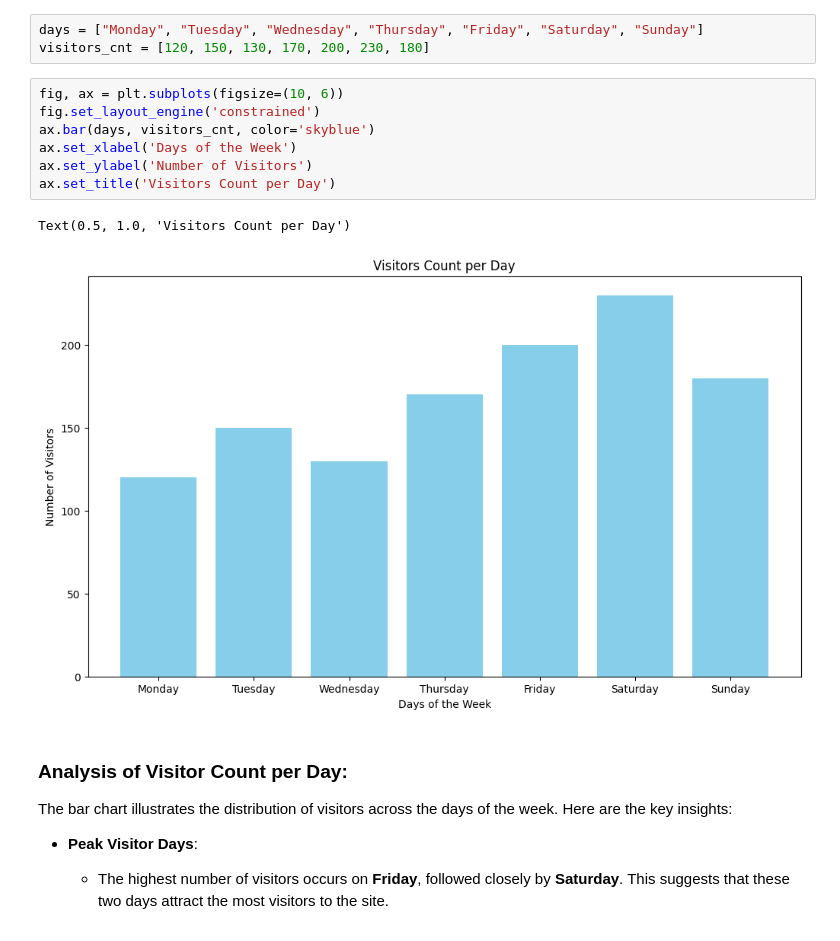
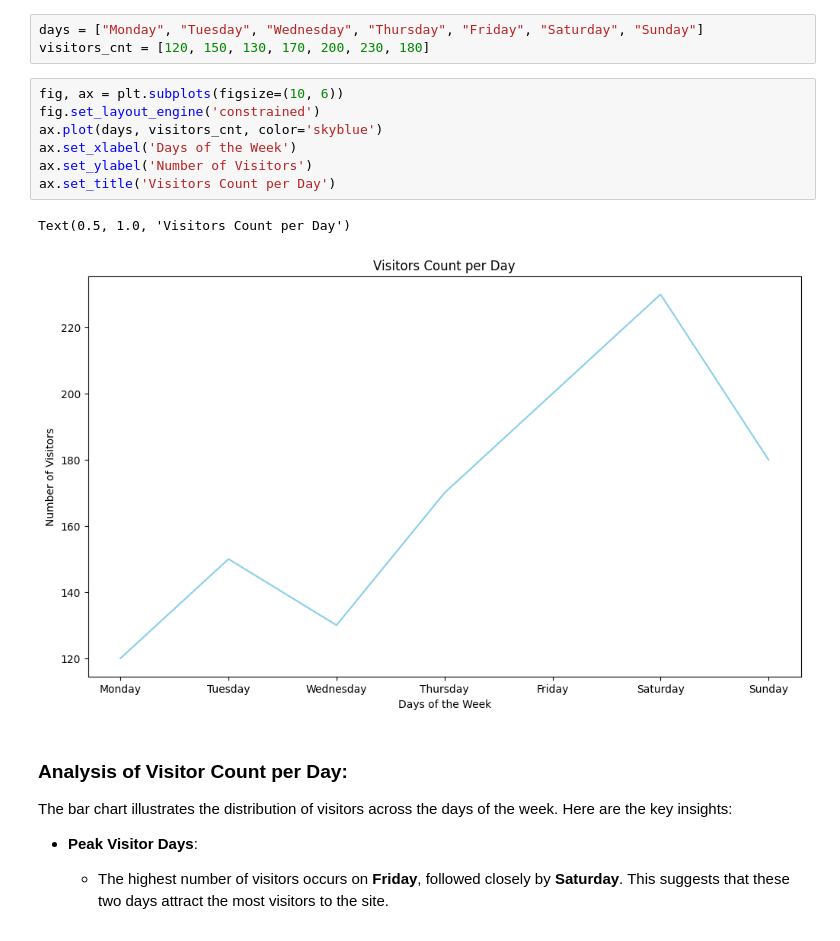
Before and after one commit to maxkatkalov/colabs, a Jupyter notebook: Matplotlib Line Plot.ipynb, the cells around one changed output. Cells and saved outputs as stored; diff of their text form.

```diff
--- a/Matplotlib Line Plot.ipynb
+++ b/Matplotlib Line Plot.ipynb
@@ -7,13 +7,13 @@ visitors_cnt = [120, 150, 130, 170, 200, 230, 180]
 # %%
 fig, ax = plt.subplots(figsize=(10, 6))
 fig.set_layout_engine('constrained')
-ax.bar(days, visitors_cnt, color='skyblue')
+ax.plot(days, visitors_cnt, color='skyblue')
 ax.set_xlabel('Days of the Week')
 ax.set_ylabel('Number of Visitors')
 ax.set_title('Visitors Count per Day')
 # %% [output]
 Text(0.5, 1.0, 'Visitors Count per Day')
-[figure, old version]
+[figure, new version]
 # %% [markdown]
 ### Analysis of Visitor Count per Day:
 
```
Also changed, not shown: 2 other files.
